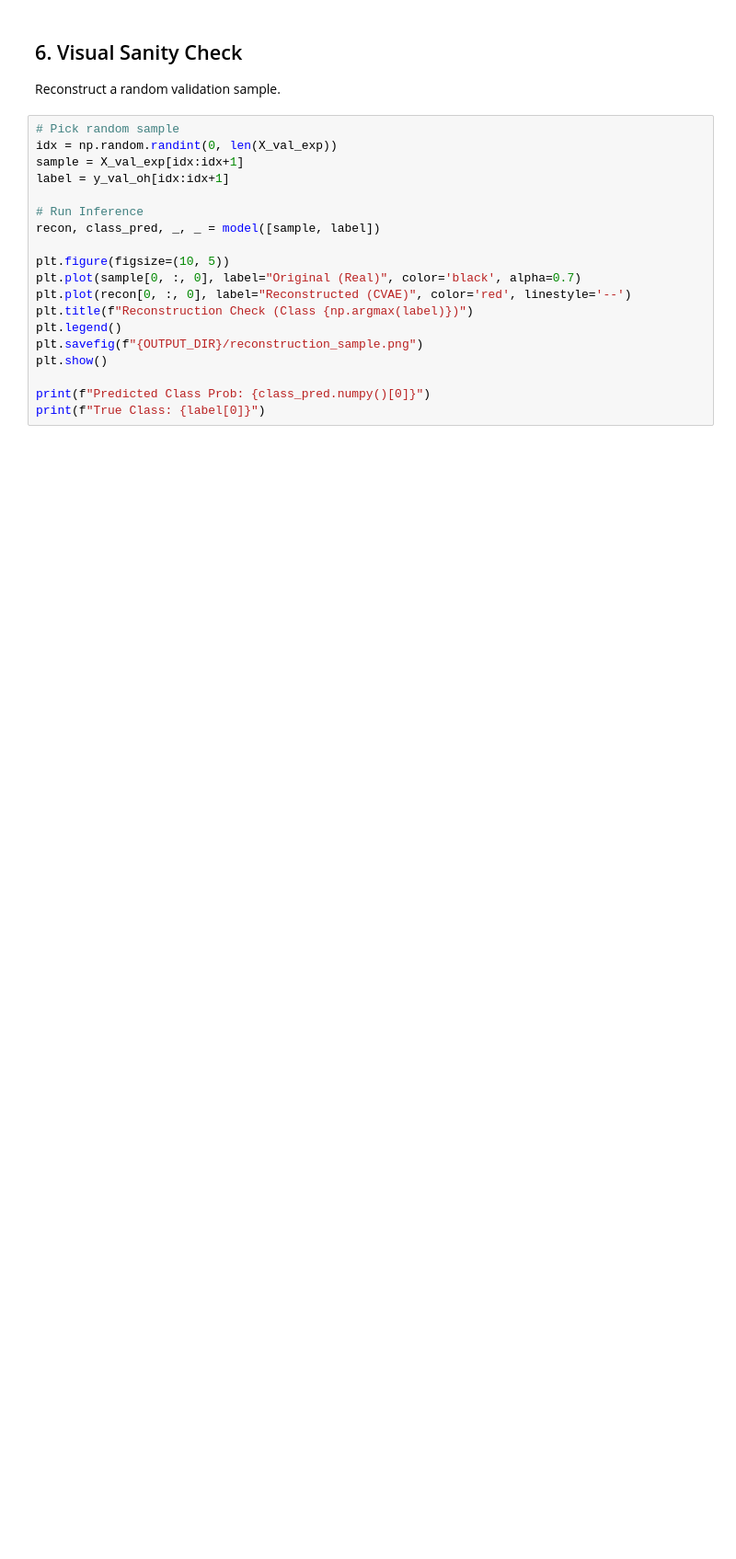
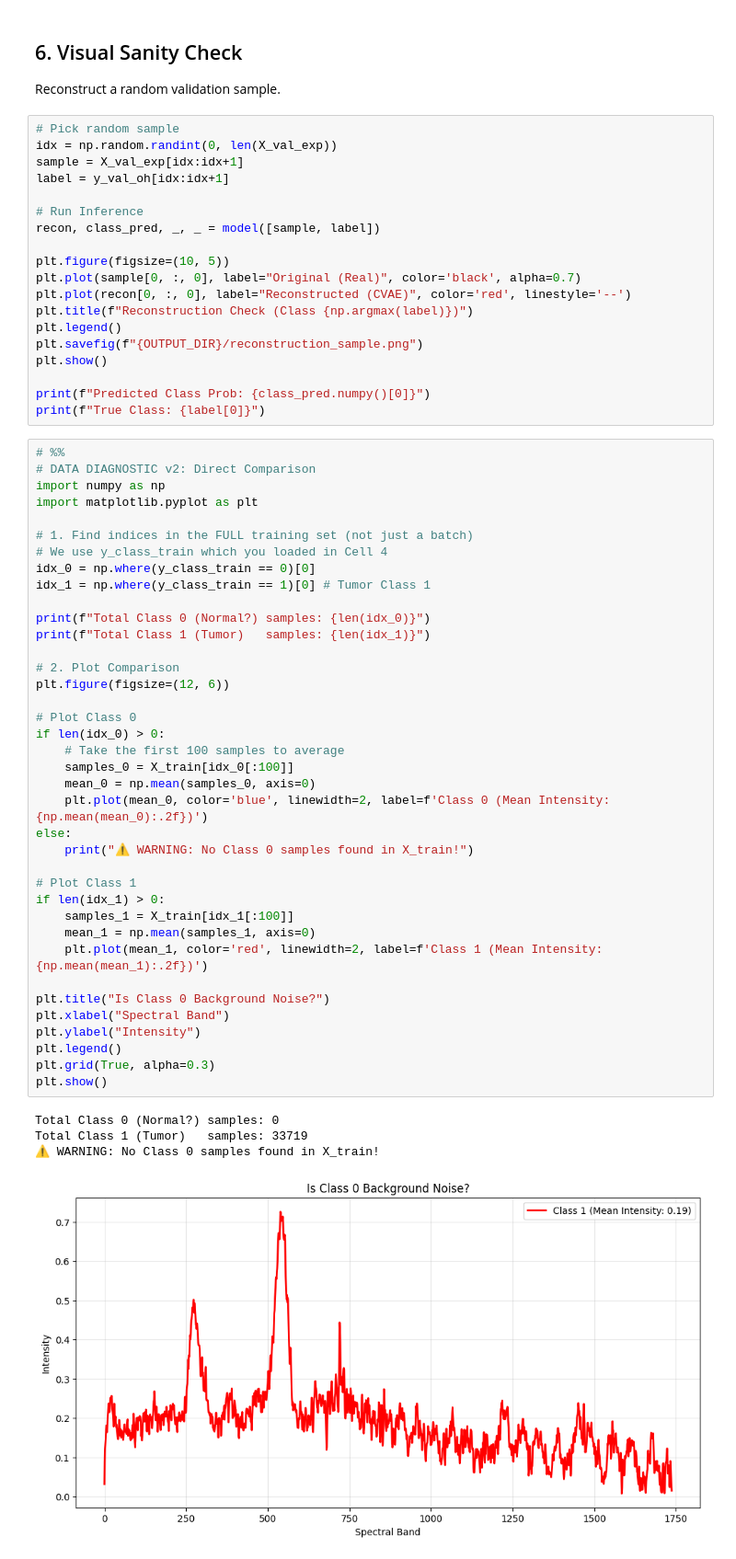
Before and after one commit to NIRDBS/glioma-synthetic-data, a Jupyter notebook: notebooks/02_CVAE_Training.ipynb, the cells around one changed output. Shown at 92% size. Cells and saved outputs as stored; diff of their text form; blank space fills up the shorter version.

```diff
--- a/notebooks/02_CVAE_Training.ipynb
+++ b/notebooks/02_CVAE_Training.ipynb
@@ -264,3 +299,46 @@ plt.show()
 
 print(f"Predicted Class Prob: {class_pred.numpy()[0]}")
 print(f"True Class: {label[0]}")
+# %%
+# %%
+# DATA DIAGNOSTIC v2: Direct Comparison
+import numpy as np
+import matplotlib.pyplot as plt
+
+# 1. Find indices in the FULL training set (not just a batch)
+# We use y_class_train which you loaded in Cell 4
+idx_0 = np.where(y_class_train == 0)[0]
+idx_1 = np.where(y_class_train == 1)[0] # Tumor Class 1
+
+print(f"Total Class 0 (Normal?) samples: {len(idx_0)}")
+print(f"Total Class 1 (Tumor)   samples: {len(idx_1)}")
+
+# 2. Plot Comparison
+plt.figure(figsize=(12, 6))
+
+# Plot Class 0
+if len(idx_0) > 0:
+    # Take the first 100 samples to average
+    samples_0 = X_train[idx_0[:100]]
+    mean_0 = np.mean(samples_0, axis=0)
+    plt.plot(mean_0, color='blue', linewidth=2, label=f'Class 0 (Mean Intensity: {np.mean(mean_0):.2f})')
+else:
+    print("⚠️ WARNING: No Class 0 samples found in X_train!")
+
+# Plot Class 1
+if len(idx_1) > 0:
+    samples_1 = X_train[idx_1[:100]]
+    mean_1 = np.mean(samples_1, axis=0)
+    plt.plot(mean_1, color='red', linewidth=2, label=f'Class 1 (Mean Intensity: {np.mean(mean_1):.2f})')
+
+plt.title("Is Class 0 Background Noise?")
+plt.xlabel("Spectral Band")
+plt.ylabel("Intensity")
+plt.legend()
+plt.grid(True, alpha=0.3)
+plt.show()
+# %% [output]
+Total Class 0 (Normal?) samples: 0
+Total Class 1 (Tumor)   samples: 33719
+⚠️ WARNING: No Class 0 samples found in X_train!
+[figure, added]
```
Also changed, not shown: parts of 6 cells of this notebook, 1 other file.
